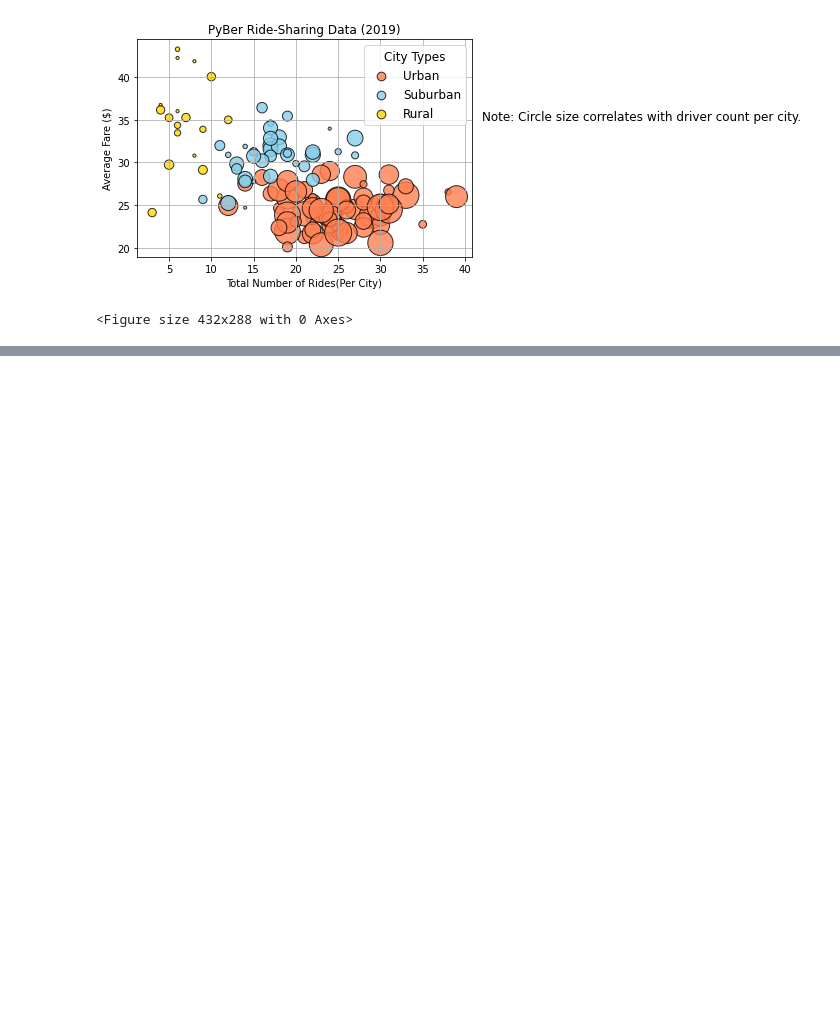
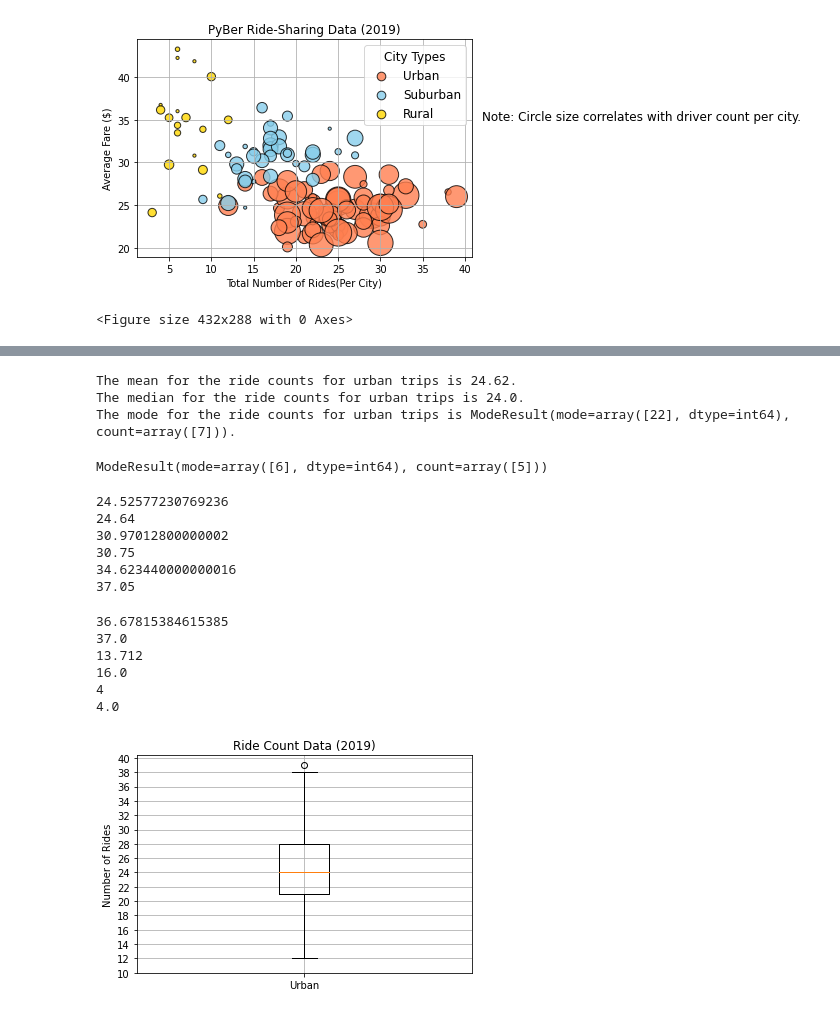
Before and after one commit to ayaakoub/PyBer_Analysis, a Jupyter notebook: PyBer_ride_data.ipynb, the cells around one changed output, grey strips where cells are left out. Saved outputs shown, nothing was run; the diff lists cells and outputs as text; code cells hidden in the pictures; blank space fills up the shorter version.

Commit message:
Additional Analysis and Box and Whisker plots

```diff
--- a/PyBer_ride_data.ipynb
+++ b/PyBer_ride_data.ipynb
@@ -312,0 +345,18 @@ plt.savefig("Analysis/Fig1.png")
+# %%
+# Calculate the measures of central tendency for the ride count for the urban cities.
+mean_urban_ride_count = np.mean(urban_ride_count)
+print(f"The mean for the ride counts for urban trips is {mean_urban_ride_count:.2f}.")
+
+median_urban_ride_count = np.median(urban_ride_count)
+print(f"The median for the ride counts for urban trips is {median_urban_ride_count}.")
+
+mode_urban_ride_count = sts.mode(urban_ride_count)
+print(f"The mode for the ride counts for urban trips is {mode_urban_ride_count}.")
+# %% [output]
+The mean for the ride counts for urban trips is 24.62.
+The median for the ride counts for urban trips is 24.0.
+The mode for the ride counts for urban trips is ModeResult(mode=array([22], dtype=int64), count=array([7])).
+# %%
+sts.mode(rural_ride_count)
+# %% [output]
+ModeResult(mode=array([6], dtype=int64), count=array([5]))
@@ -312,0 +368,41 @@ plt.savefig("Analysis/Fig1.png")
+# %%
+print(np.mean(urban_cities_df["fare"]))
+print(np.median(urban_cities_df["fare"]))
+print(np.mean(suburban_cities_df["fare"]))
+print(np.median(suburban_cities_df["fare"]))
+print(np.mean(rural_cities_df["fare"]))
+print(np.median(rural_cities_df["fare"]))
+# %% [output]
+24.52577230769236
+24.64
+30.97012800000002
+30.75
+34.623440000000016
+37.05
+# %%
+print(np.mean(urban_cities_df["driver_count"]))
+print(np.median(urban_cities_df["driver_count"]))
+print(np.mean(suburban_cities_df["driver_count"]))
+print(np.median(suburban_cities_df["driver_count"]))
+print(round(np.mean(rural_cities_df["driver_count"])))
+print(np.median(rural_cities_df["driver_count"]))
+# %% [output]
+36.67815384615385
+37.0
+13.712
+16.0
+4
+4.0
+# %%
+# Create a box-and-whisker plot for the urban cities ride count.
+x_labels = ["Urban"]
+fig, ax = plt.subplots()
+ax.boxplot(urban_ride_count, labels=x_labels)
+# Add the title, y-axis label and grid.
+ax.set_title('Ride Count Data (2019)')
+ax.set_ylabel('Number of Rides')
+ax.set_yticks(np.arange(10, 41, step=2.0))
+ax.grid()
+plt.show()
+# %% [output]
+[figure, added]
```
Also changed, not shown: parts of 12 cells of this notebook, 3 other files.
